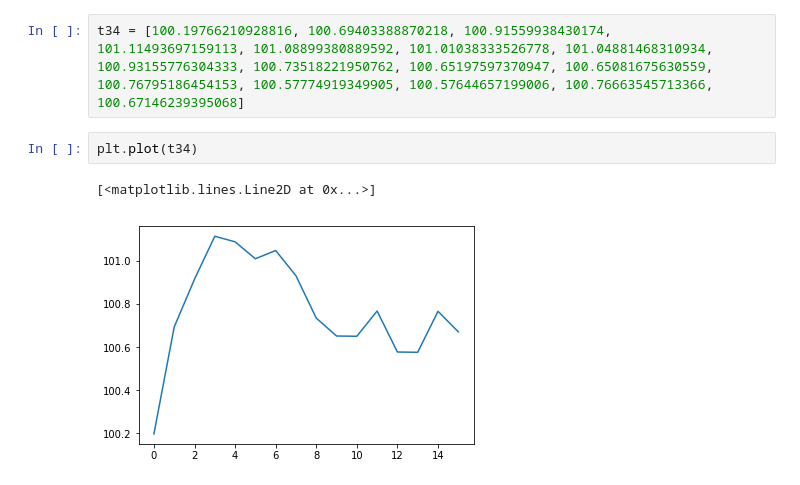
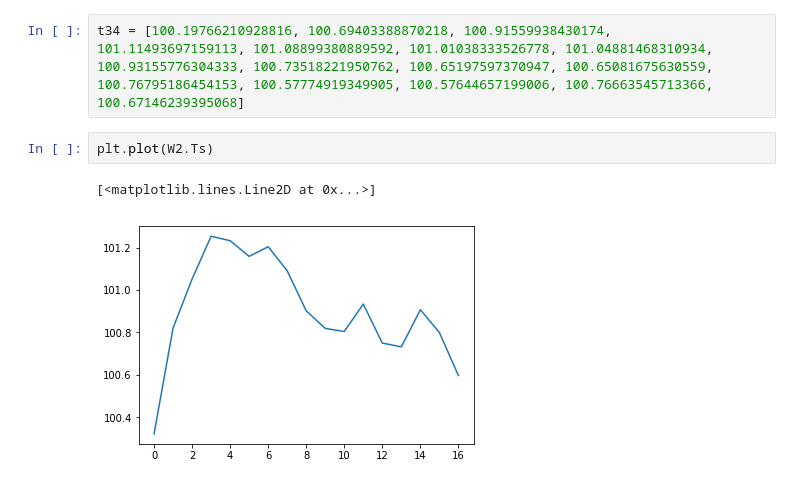
Before and after one commit to bourliam/PRIM, a Jupyter notebook: Notebooks/T_optim.ipynb, the cells around one changed output. Saved outputs shown, nothing was run; the diff lists cells and outputs as text.

```diff
--- a/Notebooks/T_optim.ipynb
+++ b/Notebooks/T_optim.ipynb
@@ -778,7 +865,7 @@ NameError: name 'W2' is not defined
 # %%
 t34 = [100.19766210928816, 100.69403388870218, 100.91559938430174, 101.11493697159113, 101.08899380889592, 101.01038333526778, 101.04881468310934, 100.93155776304333, 100.73518221950762, 100.65197597370947, 100.65081675630559, 100.76795186454153, 100.57774919349905, 100.57644657199006, 100.76663545713366, 100.67146239395068]
 # %%
-plt.plot(t34)
+plt.plot(W2.Ts)
 # %% [output]
 [<matplotlib.lines.Line2D at 0x...>]
-[figure, old version]
+[figure, new version]
```
Also changed, not shown: parts of 3 cells of this notebook, 2 other files.
